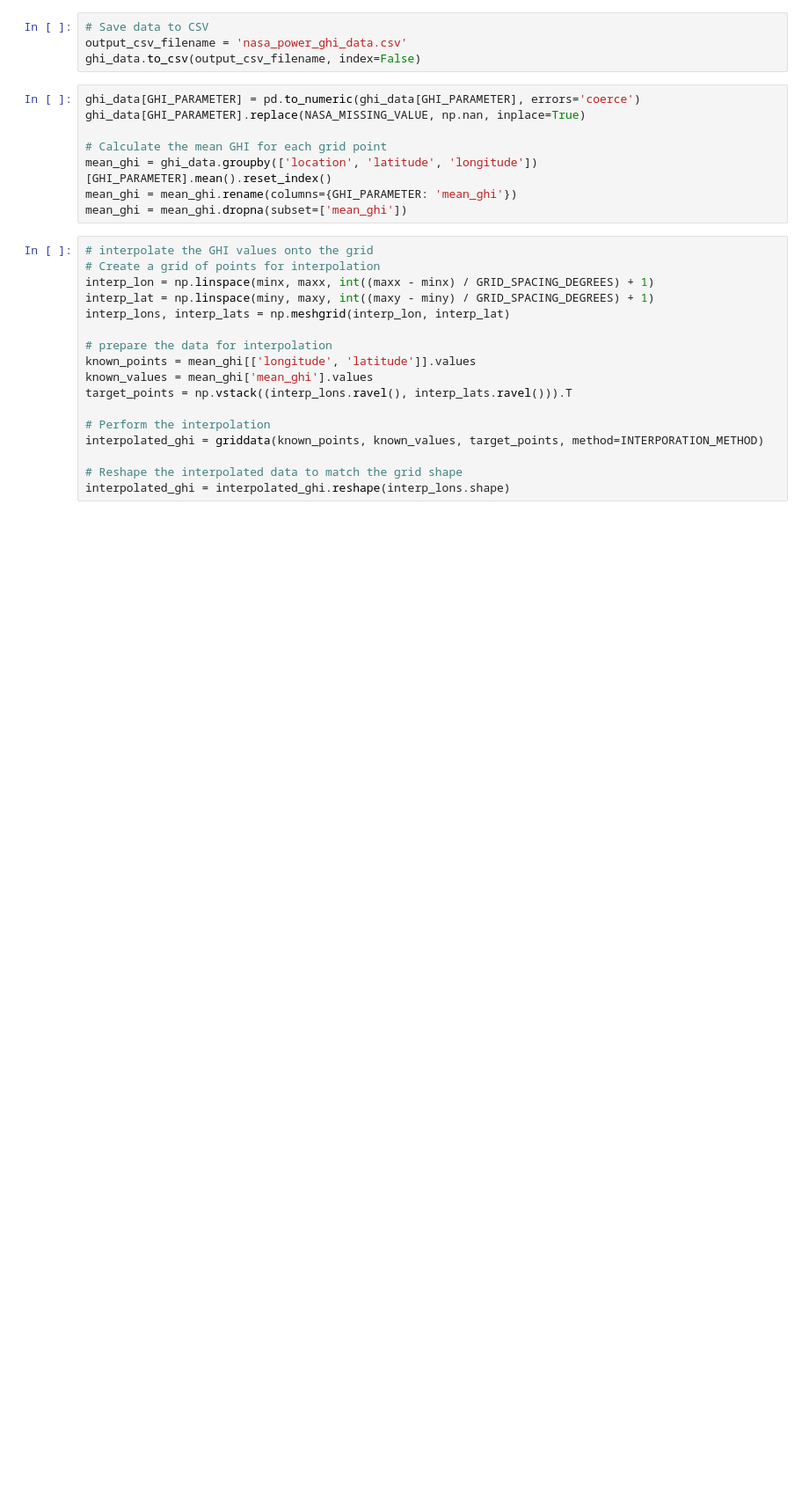
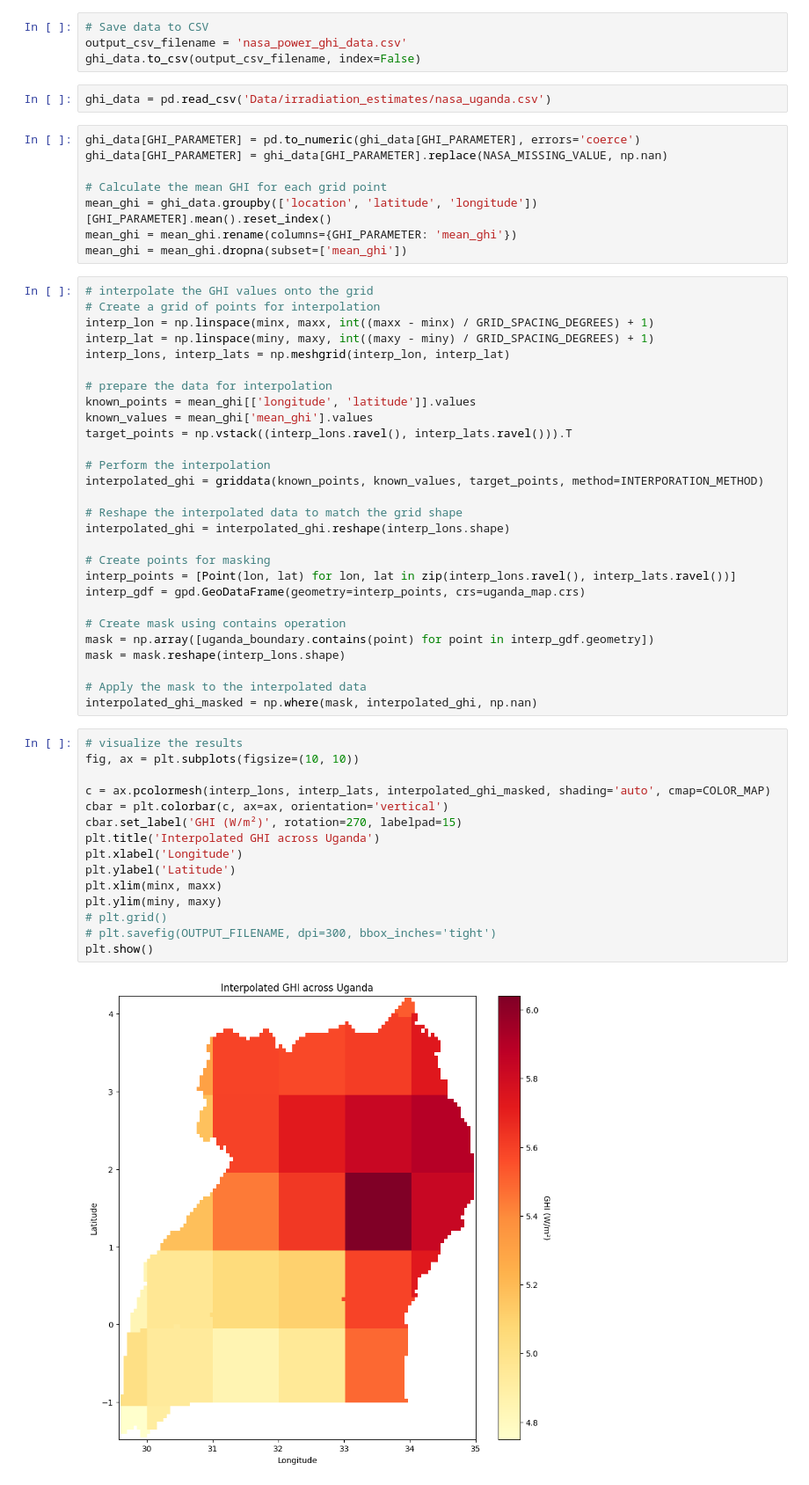
Before and after one commit to Marconi-Lab/SolarIrradiation, a Jupyter notebook: jupyter_notebooks/heatmap.ipynb, the cells around one changed output. Shown at 88% size. Cells and saved outputs as stored; diff of their text form; blank space fills up the shorter version.

Commit message:
Updating notebooks and data tabls

```diff
--- a/jupyter_notebooks/heatmap.ipynb
+++ b/jupyter_notebooks/heatmap.ipynb
@@ -221,9 +221,11 @@ Request error for point_1750: 422 Client Error:  for url: https://power.larc.nas
 # Save data to CSV
 output_csv_filename = 'nasa_power_ghi_data.csv'
 ghi_data.to_csv(output_csv_filename, index=False)
+# %%
+ghi_data = pd.read_csv('Data/irradiation_estimates/nasa_uganda.csv')
 # %%
 ghi_data[GHI_PARAMETER] = pd.to_numeric(ghi_data[GHI_PARAMETER], errors='coerce')
-ghi_data[GHI_PARAMETER].replace(NASA_MISSING_VALUE, np.nan, inplace=True)
+ghi_data[GHI_PARAMETER] = ghi_data[GHI_PARAMETER].replace(NASA_MISSING_VALUE, np.nan)
 
 # Calculate the mean GHI for each grid point
 mean_ghi = ghi_data.groupby(['location', 'latitude', 'longitude'])[GHI_PARAMETER].mean().reset_index()
@@ -246,3 +248,31 @@ interpolated_ghi = griddata(known_points, known_values, target_points, method=IN
 
 # Reshape the interpolated data to match the grid shape
 interpolated_ghi = interpolated_ghi.reshape(interp_lons.shape)
+
+# Create points for masking
+interp_points = [Point(lon, lat) for lon, lat in zip(interp_lons.ravel(), interp_lats.ravel())]
+interp_gdf = gpd.GeoDataFrame(geometry=interp_points, crs=uganda_map.crs)
+
+# Create mask using contains operation
+mask = np.array([uganda_boundary.contains(point) for point in interp_gdf.geometry])
+mask = mask.reshape(interp_lons.shape)
+
+# Apply the mask to the interpolated data
+interpolated_ghi_masked = np.where(mask, interpolated_ghi, np.nan)
+# %%
+# visualize the results
+fig, ax = plt.subplots(figsize=(10, 10))
+
+c = ax.pcolormesh(interp_lons, interp_lats, interpolated_ghi_masked, shading='auto', cmap=COLOR_MAP)
+cbar = plt.colorbar(c, ax=ax, orientation='vertical')
+cbar.set_label('GHI (W/m²)', rotation=270, labelpad=15)
+plt.title('Interpolated GHI across Uganda')
+plt.xlabel('Longitude')
+plt.ylabel('Latitude')
+plt.xlim(minx, maxx)
+plt.ylim(miny, maxy)
+# plt.grid()
+# plt.savefig(OUTPUT_FILENAME, dpi=300, bbox_inches='tight')
+plt.show()
+# %% [output]
+[figure, added]
```
Also changed, not shown: parts of 3 cells of this notebook, 7 other files.
